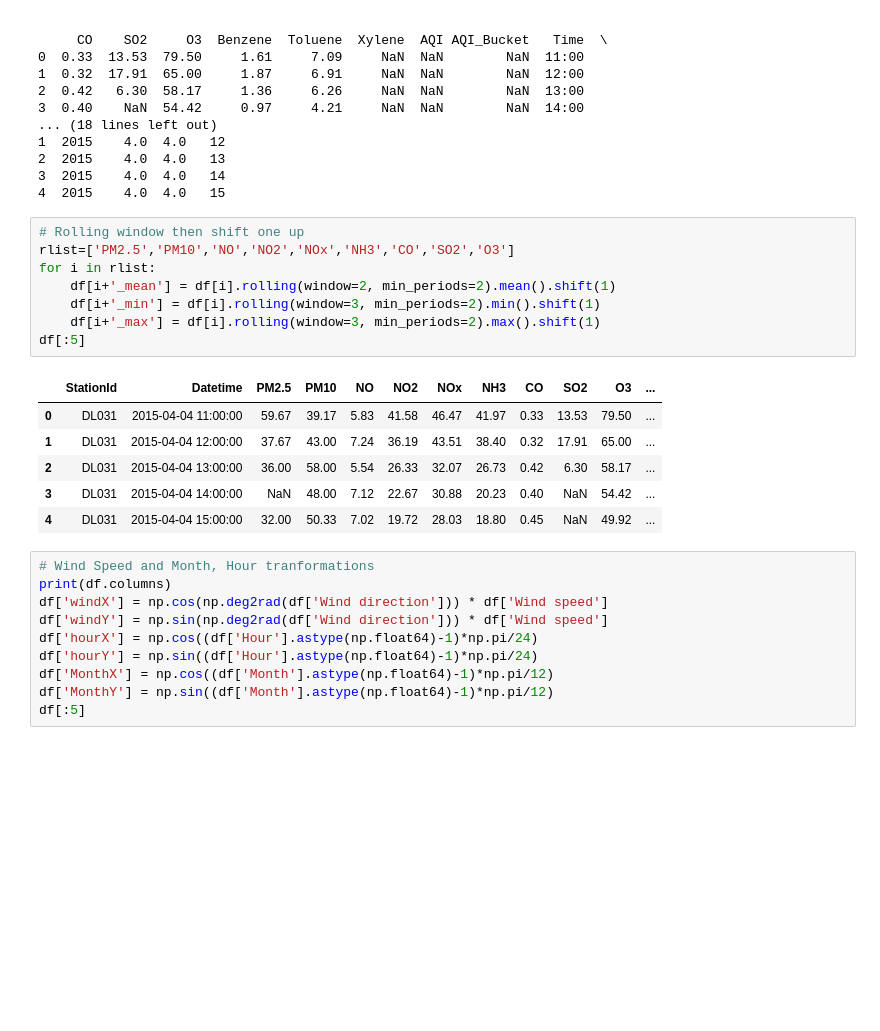
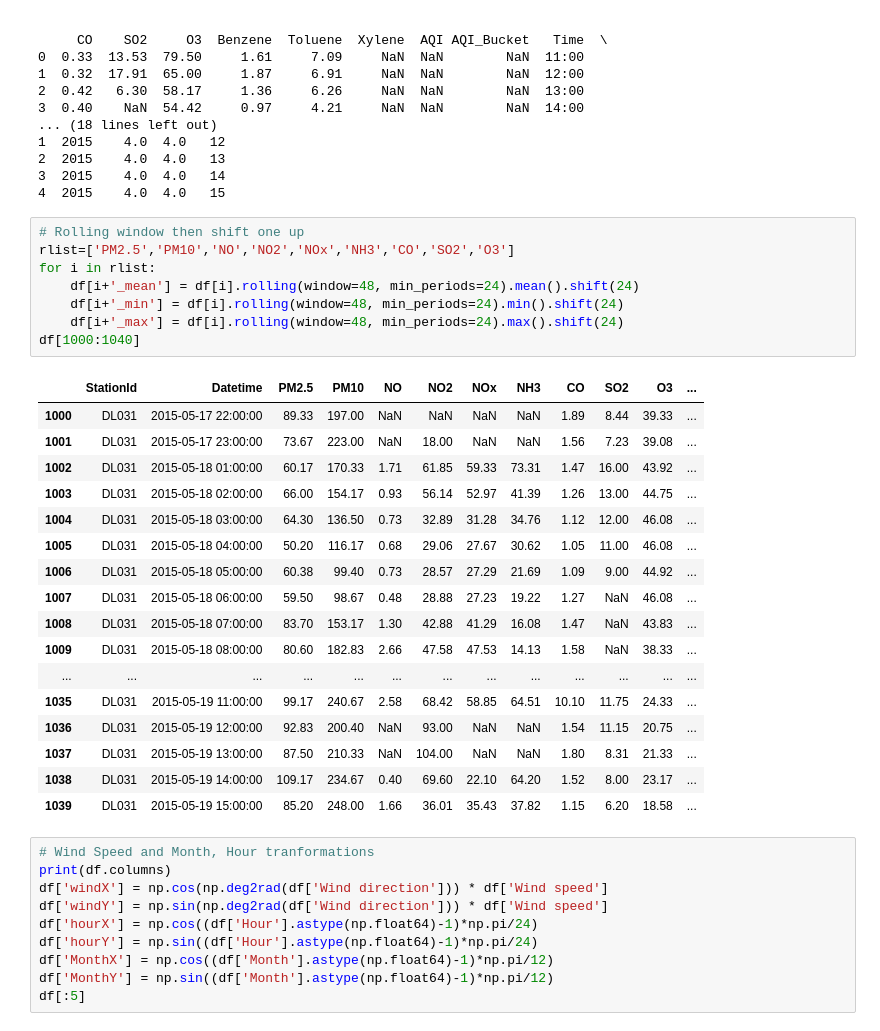
Before and after one commit to gupta-anmol/air-quality-prediction, a Jupyter notebook: main.ipynb, the cells around one changed output. Drawn from its saved outputs; the diff is of its cells as text; blank space fills up the shorter version.

```diff
--- a/main.ipynb
+++ b/main.ipynb
@@ -142,18 +141,29 @@ print(df[:5])
 # %%
 # Rolling window then shift one up
 rlist=['PM2.5','PM10','NO','NO2','NOx','NH3','CO','SO2','O3']
 for i in rlist:
-    df[i+'_mean'] = df[i].rolling(window=2, min_periods=2).mean().shift(1)
-    df[i+'_min'] = df[i].rolling(window=3, min_periods=2).min().shift(1)
-    df[i+'_max'] = df[i].rolling(window=3, min_periods=2).max().shift(1)
-df[:5]
+    df[i+'_mean'] = df[i].rolling(window=48, min_periods=24).mean().shift(24)
+    df[i+'_min'] = df[i].rolling(window=48, min_periods=24).min().shift(24)
+    df[i+'_max'] = df[i].rolling(window=48, min_periods=24).max().shift(24)
+df[1000:1040]
 # %% [output]
 |  | StationId | Datetime | PM2.5 | PM10 | NO | NO2 | NOx | NH3 | CO | SO2 | O3 | ... |
-| 0 | DL031 | 2015-04-04 11:00:00 | 59.67 | 39.17 | 5.83 | 41.58 | 46.47 | 41.97 | 0.33 | 13.53 | 79.50 | ... |
-| 1 | DL031 | 2015-04-04 12:00:00 | 37.67 | 43.00 | 7.24 | 36.19 | 43.51 | 38.40 | 0.32 | 17.91 | 65.00 | ... |
-| 2 | DL031 | 2015-04-04 13:00:00 | 36.00 | 58.00 | 5.54 | 26.33 | 32.07 | 26.73 | 0.42 | 6.30 | 58.17 | ... |
-| 3 | DL031 | 2015-04-04 14:00:00 | NaN | 48.00 | 7.12 | 22.67 | 30.88 | 20.23 | 0.40 | NaN | 54.42 | ... |
-| 4 | DL031 | 2015-04-04 15:00:00 | 32.00 | 50.33 | 7.02 | 19.72 | 28.03 | 18.80 | 0.45 | NaN | 49.92 | ... |
+| 1000 | DL031 | 2015-05-17 22:00:00 | 89.33 | 197.00 | NaN | NaN | NaN | NaN | 1.89 | 8.44 | 39.33 | ... |
+| 1001 | DL031 | 2015-05-17 23:00:00 | 73.67 | 223.00 | NaN | 18.00 | NaN | NaN | 1.56 | 7.23 | 39.08 | ... |
+| 1002 | DL031 | 2015-05-18 01:00:00 | 60.17 | 170.33 | 1.71 | 61.85 | 59.33 | 73.31 | 1.47 | 16.00 | 43.92 | ... |
+| 1003 | DL031 | 2015-05-18 02:00:00 | 66.00 | 154.17 | 0.93 | 56.14 | 52.97 | 41.39 | 1.26 | 13.00 | 44.75 | ... |
+| 1004 | DL031 | 2015-05-18 03:00:00 | 64.30 | 136.50 | 0.73 | 32.89 | 31.28 | 34.76 | 1.12 | 12.00 | 46.08 | ... |
+| 1005 | DL031 | 2015-05-18 04:00:00 | 50.20 | 116.17 | 0.68 | 29.06 | 27.67 | 30.62 | 1.05 | 11.00 | 46.08 | ... |
+| 1006 | DL031 | 2015-05-18 05:00:00 | 60.38 | 99.40 | 0.73 | 28.57 | 27.29 | 21.69 | 1.09 | 9.00 | 44.92 | ... |
+| 1007 | DL031 | 2015-05-18 06:00:00 | 59.50 | 98.67 | 0.48 | 28.88 | 27.23 | 19.22 | 1.27 | NaN | 46.08 | ... |
+| 1008 | DL031 | 2015-05-18 07:00:00 | 83.70 | 153.17 | 1.30 | 42.88 | 41.29 | 16.08 | 1.47 | NaN | 43.83 | ... |
+| 1009 | DL031 | 2015-05-18 08:00:00 | 80.60 | 182.83 | 2.66 | 47.58 | 47.53 | 14.13 | 1.58 | NaN | 38.33 | ... |
+| ... | ... | ... | ... | ... | ... | ... | ... | ... | ... | ... | ... | ... |
+| 1035 | DL031 | 2015-05-19 11:00:00 | 99.17 | 240.67 | 2.58 | 68.42 | 58.85 | 64.51 | 10.10 | 11.75 | 24.33 | ... |
+| 1036 | DL031 | 2015-05-19 12:00:00 | 92.83 | 200.40 | NaN | 93.00 | NaN | NaN | 1.54 | 11.15 | 20.75 | ... |
+| 1037 | DL031 | 2015-05-19 13:00:00 | 87.50 | 210.33 | NaN | 104.00 | NaN | NaN | 1.80 | 8.31 | 21.33 | ... |
+| 1038 | DL031 | 2015-05-19 14:00:00 | 109.17 | 234.67 | 0.40 | 69.60 | 22.10 | 64.20 | 1.52 | 8.00 | 23.17 | ... |
+| 1039 | DL031 | 2015-05-19 15:00:00 | 85.20 | 248.00 | 1.66 | 36.01 | 35.43 | 37.82 | 1.15 | 6.20 | 18.58 | ... |
 # %%
 # Wind Speed and Month, Hour tranformations
 print(df.columns)
```
Also changed, not shown: parts of 8 cells of this notebook.
